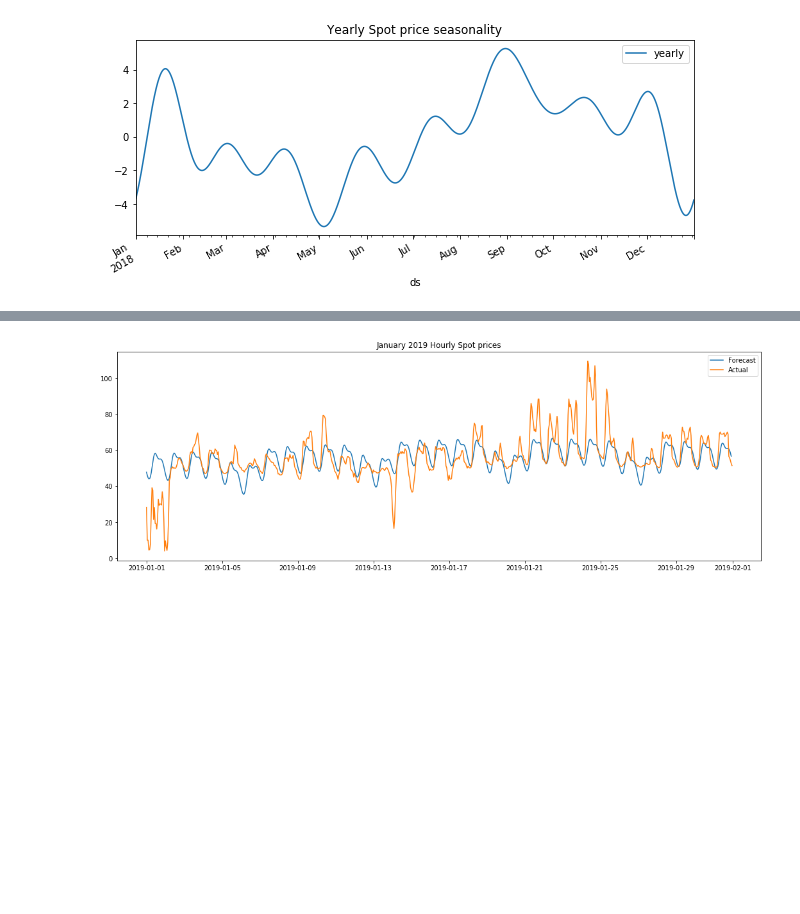
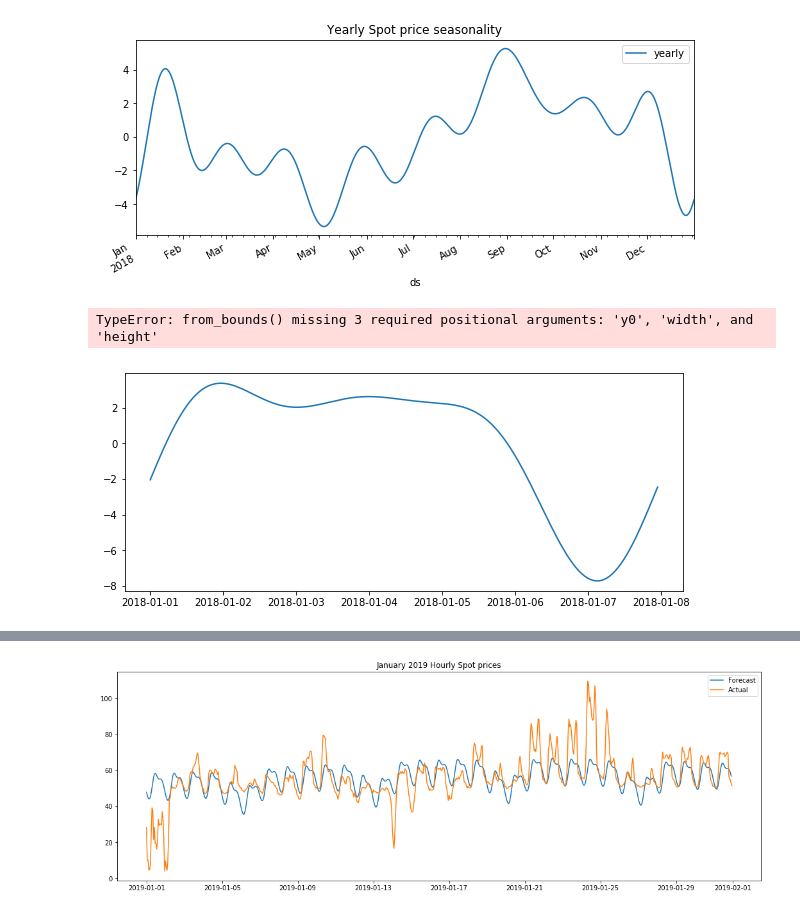
Before and after one commit to Cadax/nordpool-spot-price, a Jupyter notebook: notebooks/variable_analysis.ipynb, the cells around one changed output, grey strips where cells are left out. Cells and saved outputs as stored; diff of their text form; code cells hidden in the pictures; blank space fills up the shorter version.

```diff
--- a/notebooks/variable_analysis.ipynb
+++ b/notebooks/variable_analysis.ipynb
@@ -25,4 +48,15 @@ plt.title('Yearly Spot price seasonality')
 plt.show()
 # %% [output]
 [figure]
+# %%
+labels = ['MON','TUE','WED','THU','FRI','SAT','SUN','MON']
+fig = plt.figure(figsize=(10,4))
+line = plt.plot(forecast['2018-01-01':'2018-01-07'][['weekly']])
+axes = plt.Axes(fig,line)
+#forecast['2018-01-01':'2018-01-07'][['weekly']].plot(subplots=True,figsize=(10,4))
+#plt.title('Weekly Spot price seasonality')
+#plt.show()
+# %% [output]
+TypeError: from_bounds() missing 3 required positional arguments: 'y0', 'width', and 'height'
+[figure, added]
 # %%
```
Also changed, not shown: parts of 6 cells of this notebook, 2 other files.
